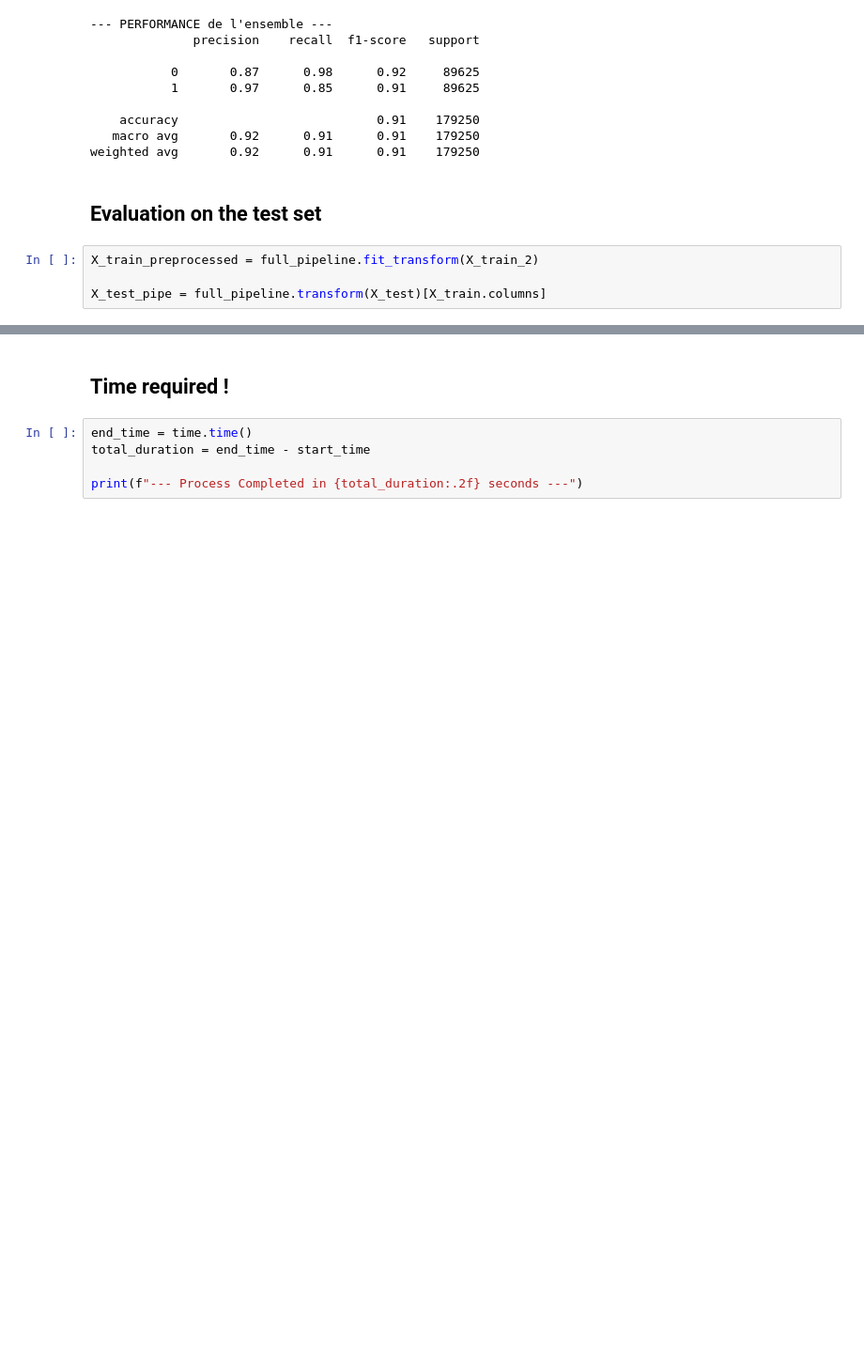
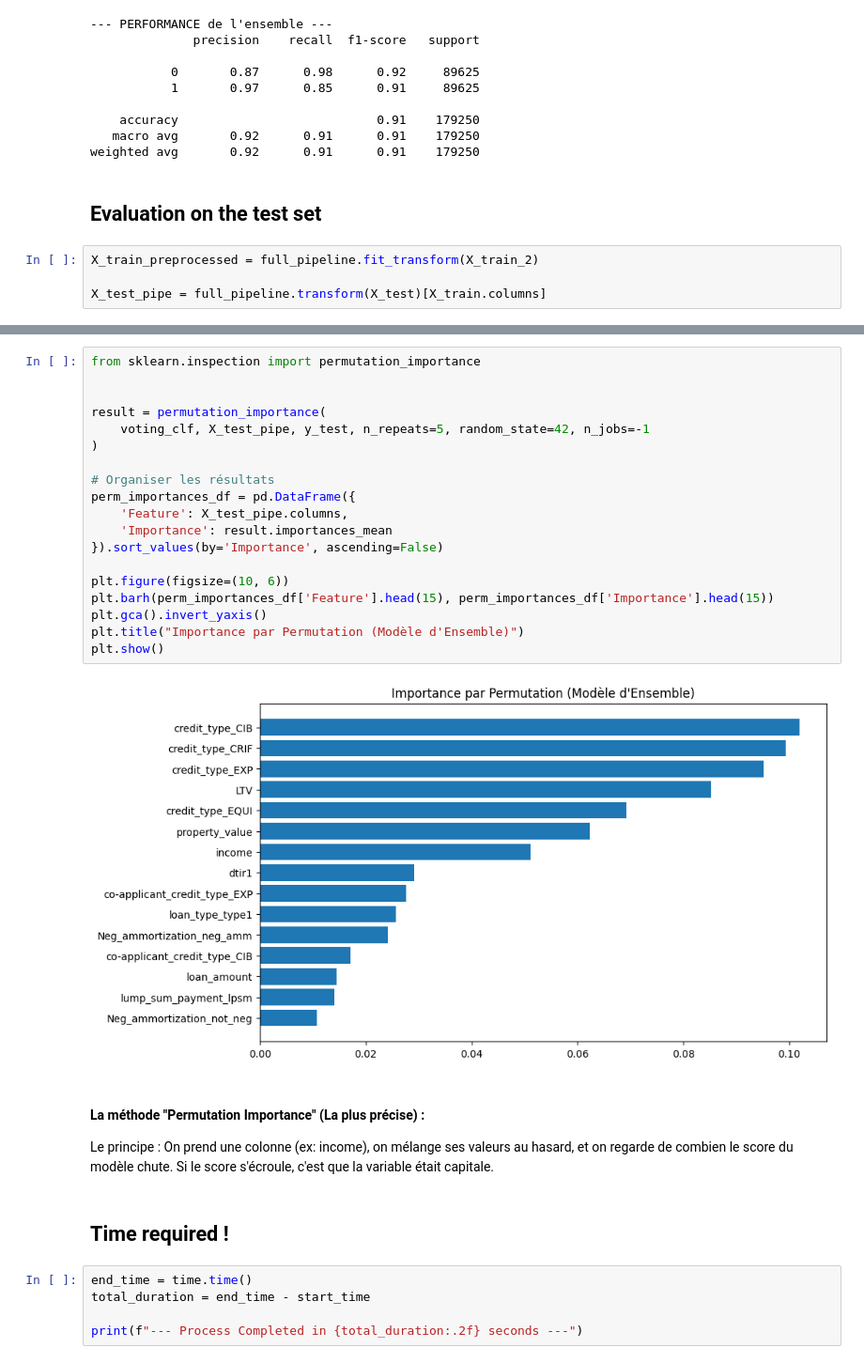
Before and after one commit to Wissem-Sahli-Engineer/CreditGuard-ML-Scoring, a Jupyter notebook: main.ipynb, the cells around one changed output, grey strips where cells are left out. Shown at 94% size. Cells and saved outputs as stored; diff of their text form; blank space fills up the shorter version.

```diff
--- a/main.ipynb
+++ b/main.ipynb
@@ -1396,3 +1450,28 @@ LogisticRegression does not accept missing values encoded as NaN natively. For s
+# %%
+from sklearn.inspection import permutation_importance
+
+
+result = permutation_importance(
+    voting_clf, X_test_pipe, y_test, n_repeats=5, random_state=42, n_jobs=-1
+)
+
+# Organiser les résultats
+perm_importances_df = pd.DataFrame({
+    'Feature': X_test_pipe.columns,
+    'Importance': result.importances_mean
+}).sort_values(by='Importance', ascending=False)
+
+plt.figure(figsize=(10, 6))
+plt.barh(perm_importances_df['Feature'].head(15), perm_importances_df['Importance'].head(15))
+plt.gca().invert_yaxis()
+plt.title("Importance par Permutation (Modèle d'Ensemble)")
+plt.show()
+# %% [output]
+[figure, added]
+# %% [markdown]
+#### La méthode "Permutation Importance" (La plus précise) :
+
+Le principe : On prend une colonne (ex: income), on mélange ses valeurs au hasard, et on regarde de combien le score du modèle chute. Si le score s'écroule, c'est que la variable était capitale.
 # %% [markdown]
 ## Time required !
 # %%
```
Also changed, not shown: parts of 14 cells of this notebook.
